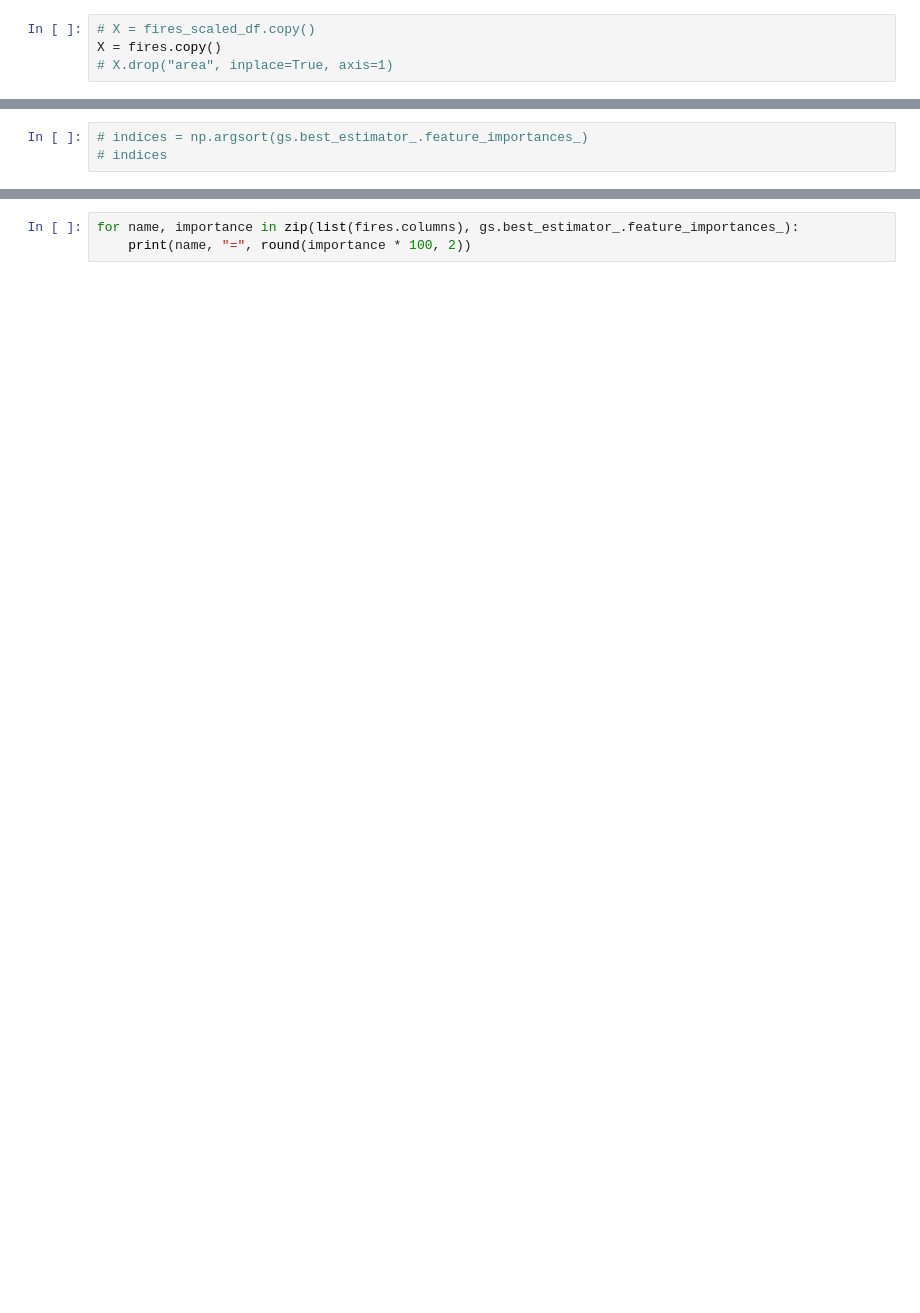
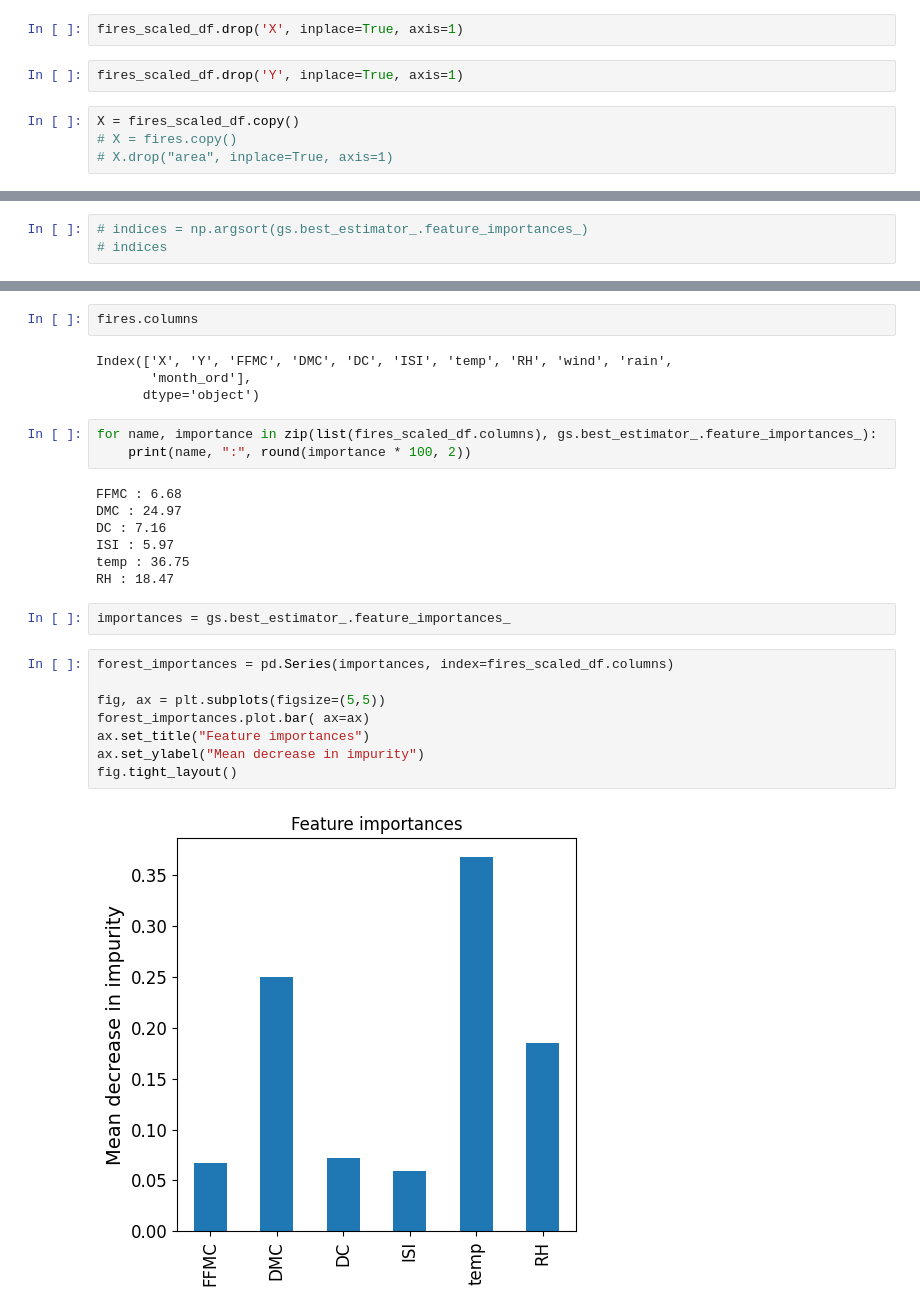
Before and after one commit to lbrodsky/ml_geography, a Jupyter notebook: 05_ML_workflow/05_1_LAB_mlgeo_project_workflow_example.ipynb, the cells around one changed output, grey strips where cells are left out. Saved outputs shown, nothing was run; the diff lists cells and outputs as text; blank space fills up the shorter version.

```diff
--- a/05_ML_workflow/05_1_LAB_mlgeo_project_workflow_example.ipynb
+++ b/05_ML_workflow/05_1_LAB_mlgeo_project_workflow_example.ipynb
@@ -232,4 +413,8 @@ fires_scaled_df.head()
+# %%
+fires_scaled_df.drop('X', inplace=True, axis=1)
+# %%
+fires_scaled_df.drop('Y', inplace=True, axis=1)
 # %%
-# X = fires_scaled_df.copy()
-X = fires.copy()
+X = fires_scaled_df.copy()
+# X = fires.copy()
 # X.drop("area", inplace=True, axis=1)
@@ -390,3 +660,28 @@ print(f"MAD Test: {np.round(MAD_test, 2)}")
+# %%
+fires.columns
+# %% [output]
+Index(['X', 'Y', 'FFMC', 'DMC', 'DC', 'ISI', 'temp', 'RH', 'wind', 'rain',
+       'month_ord'],
+      dtype='object')
 # %%
-for name, importance in zip(list(fires.columns), gs.best_estimator_.feature_importances_):
-    print(name, "=", round(importance * 100, 2))
+for name, importance in zip(list(fires_scaled_df.columns), gs.best_estimator_.feature_importances_):
+    print(name, ":", round(importance * 100, 2))
+# %% [output]
+FFMC : 6.68
+DMC : 24.97
+DC : 7.16
+ISI : 5.97
+temp : 36.75
+RH : 18.47
+# %%
+importances = gs.best_estimator_.feature_importances_
+# %%
+forest_importances = pd.Series(importances, index=fires_scaled_df.columns)
+
+fig, ax = plt.subplots(figsize=(5,5))
+forest_importances.plot.bar( ax=ax)
+ax.set_title("Feature importances")
+ax.set_ylabel("Mean decrease in impurity")
+fig.tight_layout()
+# %% [output]
+[figure, added]
```
Also changed, not shown: parts of 48 cells of this notebook.
